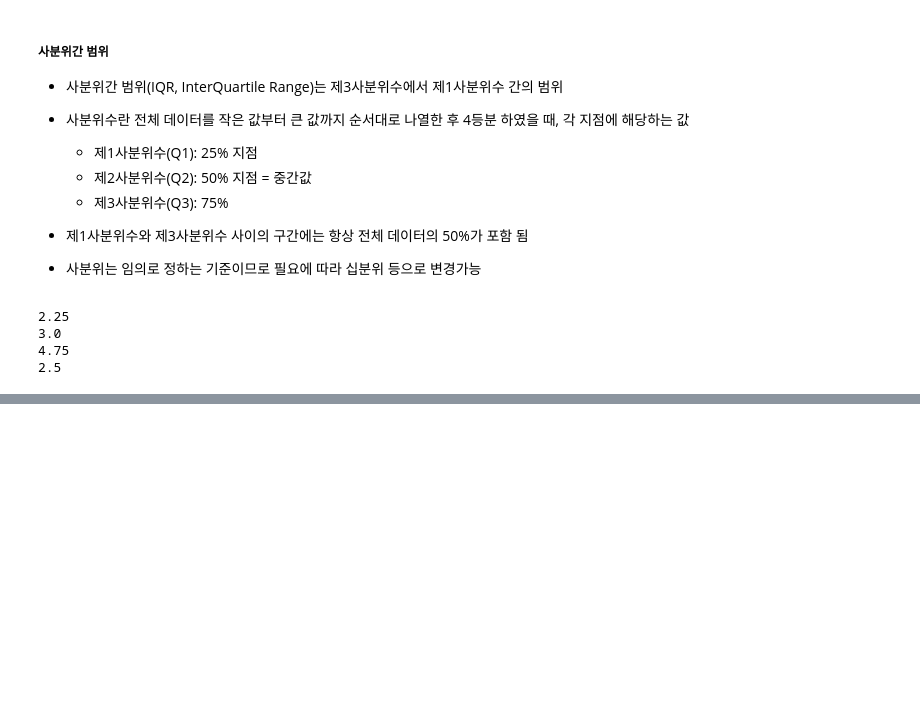
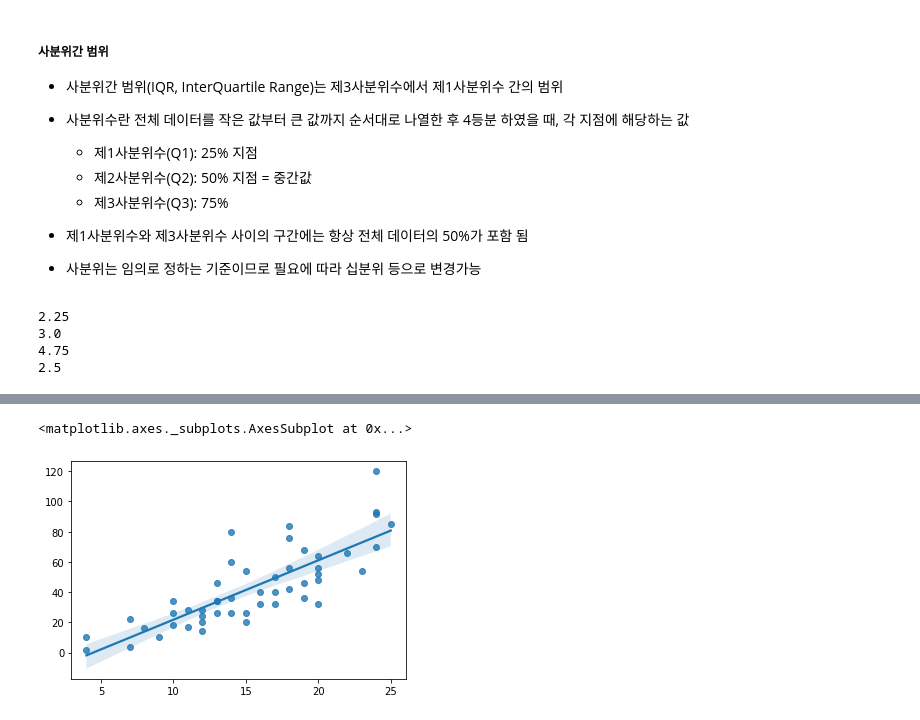
Before and after one commit to toughC/Python_Machine_Learning, a Jupyter notebook: 08_AnalysisConceptAndData.ipynb, the cells around one changed output, grey strips where cells are left out. Saved outputs shown, nothing was run; the diff lists cells and outputs as text; code cells hidden in the pictures; blank space fills up the shorter version.

```diff
--- a/08_AnalysisConceptAndData.ipynb
+++ b/08_AnalysisConceptAndData.ipynb
@@ -182,0 +216,10 @@ print(np.quantile(x, .75) - np.quantile(x, .25))  # 사분위간 범위(Q3 - Q1)
+# %%
+speed=[4,4,7,7,8,9,10,10,10,11,11,12,12,12,12,13,13,13,13,14,14,14,14,15,15,15,16,16,17,17,17,18,18,18,18,19,19,19,20,20,20,20,20,22,23,24,24,24,24,25]
+dist=[2,10,4,22,16,10,18,26,34,17,28,14,20,24,28,26,34,34,46,26,36,60,80,20,26,54,32,40,32,40,50,42,56,76,84,36,46,68,32,48,52,56,64,66,54,70,92,93,120,85]
+# %%
+import seaborn as sns
+
+sns.regplot(np.array(speed).reshape(-1, 1), dist, lowess=False)
+# %% [output]
+<matplotlib.axes._subplots.AxesSubplot at 0x...>
+[figure, added]
```
Also changed, not shown: parts of 8 cells of this notebook.
